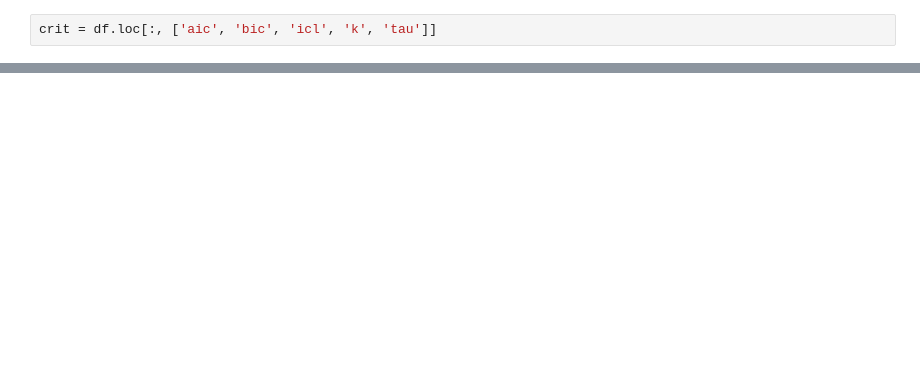
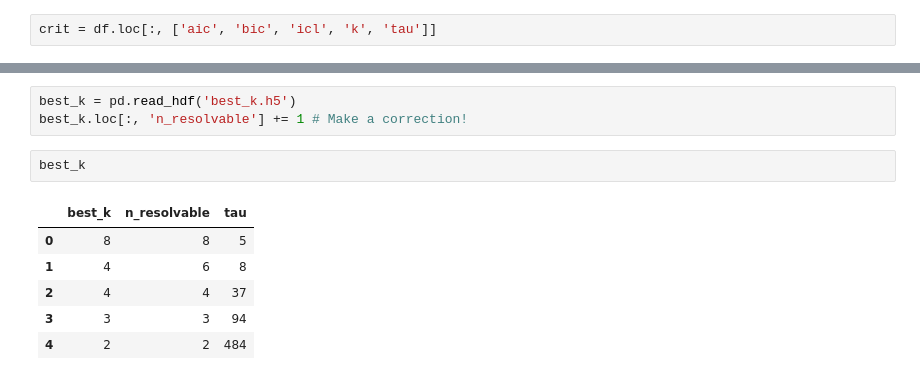
Before and after one commit to RobertArbon/four_well_analysis, a Jupyter notebook: Three-Four-Well-Selection/HMM - likelihood criteria selection-Figures.ipynb, the cells around one changed output, grey strips where cells are left out. Cells and saved outputs as stored; diff of their text form; blank space fills up the shorter version.

```diff
--- a/Three-Four-Well-Selection/HMM - likelihood criteria selection-Figures.ipynb
+++ b/Three-Four-Well-Selection/HMM - likelihood criteria selection-Figures.ipynb
@@ -65,0 +61,12 @@ with sns.plotting_context('paper', font_scale=1.5):
+# %%
+best_k = pd.read_hdf('best_k.h5')
+best_k.loc[:, 'n_resolvable'] += 1 # Make a correction!
+# %%
+best_k
+# %% [output]
+|  | best_k | n_resolvable | tau |
+| 0 | 8 | 8 | 5 |
+| 1 | 4 | 6 | 8 |
+| 2 | 4 | 4 | 37 |
+| 3 | 3 | 3 | 94 |
+| 4 | 2 | 2 | 484 |
```
Also changed, not shown: parts of 10 cells of this notebook.
